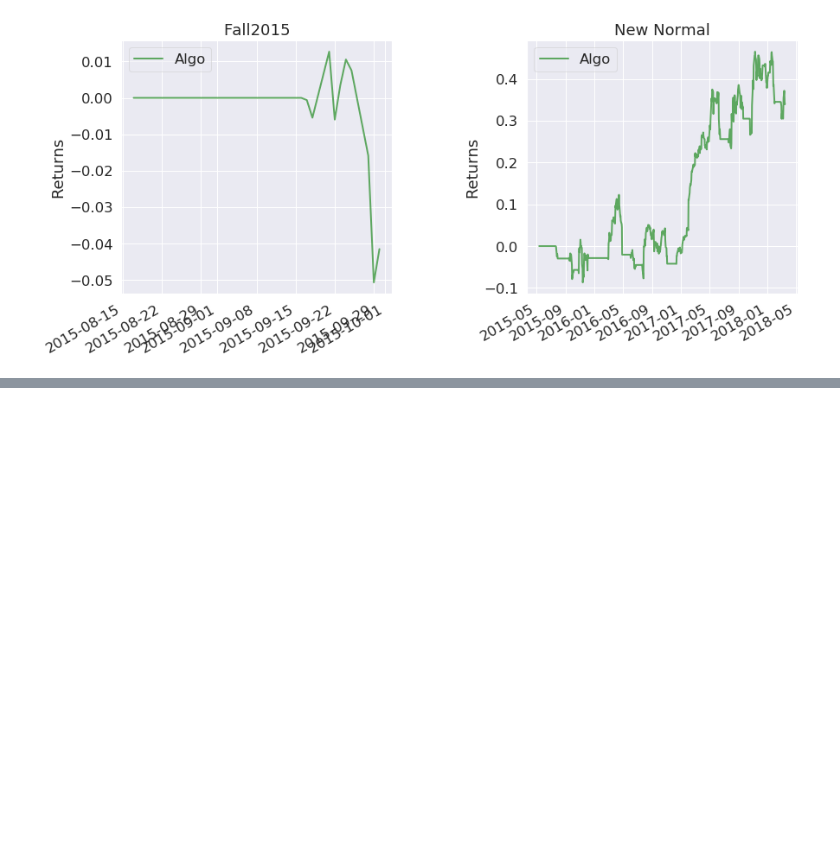
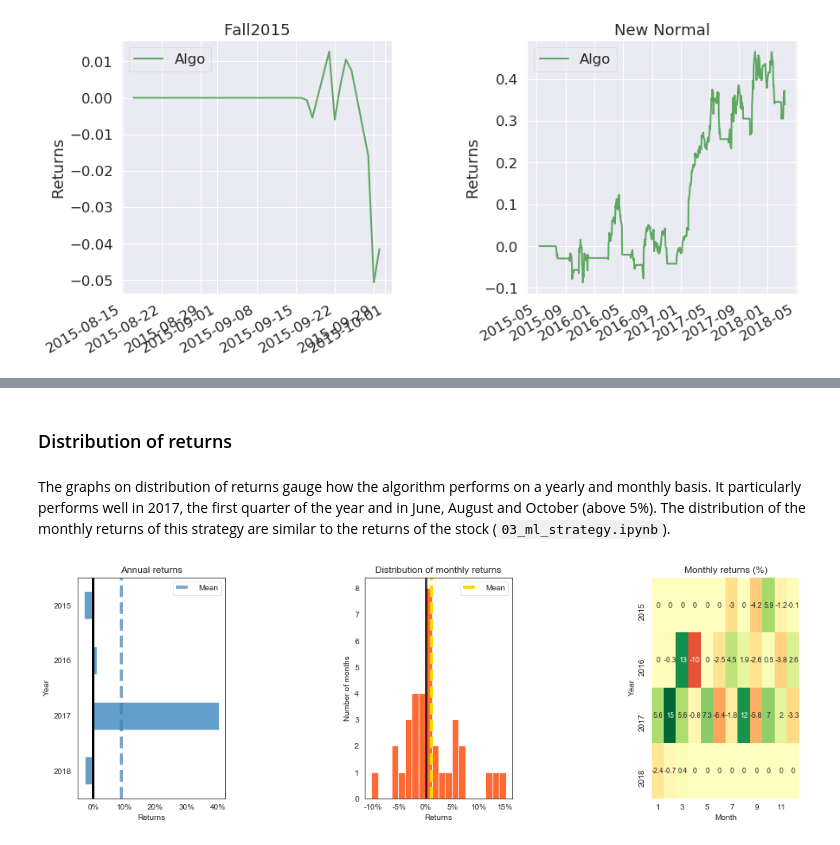
Before and after one commit to isabelpuche/ml_for_algo_trading, a Jupyter notebook: notebooks/02_ta_strategy.ipynb, the cells around one changed output, grey strips where cells are left out. Saved outputs shown, nothing was run; the diff lists cells and outputs as text; code cells hidden in the pictures; blank space fills up the shorter version.

```diff
--- a/notebooks/ta_strategy.ipynb
+++ b/notebooks/02_ta_strategy.ipynb
@@ -204,0 +243,16 @@ pf.create_full_tear_sheet(returns)
+# %% [markdown]
+### Distribution of returns
+# %% [markdown]
+The graphs on distribution of returns gauge how the algorithm performs on a yearly and monthly basis. It particularly performs well in 2017, the first quarter of the year and in June, August and October (above 5%). The distribution of the monthly returns of this strategy are similar to the returns of the stock (<code>03_ml_strategy.ipynb</code>).
+# %%
+fig = plt.figure(1)
+plt.subplot(1,3,1)
+pf.plot_annual_returns(returns)
+plt.subplot(1,3,2)
+pf.plot_monthly_returns_dist(returns)
+plt.subplot(1,3,3)
+pf.plot_monthly_returns_heatmap(returns)
+plt.tight_layout()
+fig.set_size_inches(15,5)
+# %% [output]
+[figure, added]
```
Also changed, not shown: parts of 47 cells of this notebook, 7 other files.
